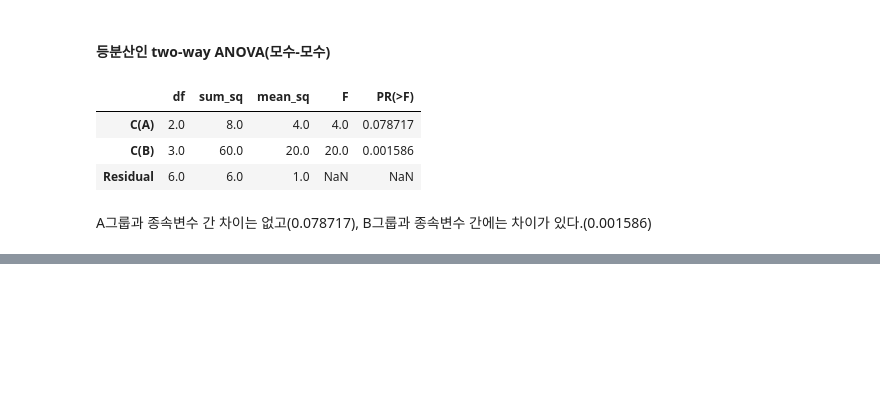
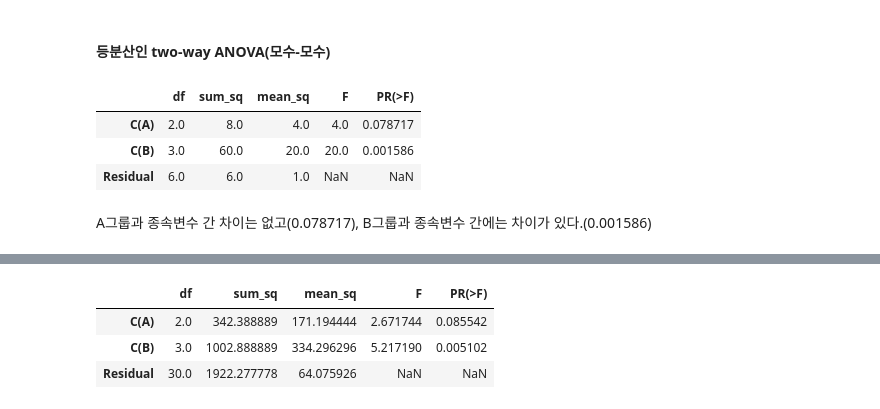
Before and after one commit to qiwerr1004/ADP_go, a Jupyter notebook: final/book/CHAP5.가설검정.ipynb, the cells around one changed output, grey strips where cells are left out. Cells and saved outputs as stored; diff of their text form; code cells hidden in the pictures; blank space fills up the shorter version.

```diff
--- a/final/book/CHAP5.가설검정.ipynb
+++ b/final/book/CHAP5.가설검정.ipynb
@@ -1159,0 +1252,9 @@ A그룹과 종속변수 간 차이는 없고(0.078717), B그룹과 종속변수
+# %%
+model2 = ols("Y~C(A)+C(B)", data=df).fit() #이렇게 하면 상호작용까자 확인 가능
+result3 = anova_lm(model2)
+display(result3)
+# %% [output]
+|  | df | sum_sq | mean_sq | F | PR(>F) |
+| C(A) | 2.0 | 342.388889 | 171.194444 | 2.671744 | 0.085542 |
+| C(B) | 3.0 | 1002.888889 | 334.296296 | 5.217190 | 0.005102 |
+| Residual | 30.0 | 1922.277778 | 64.075926 | NaN | NaN |
```
Also changed, not shown: parts of 35 cells of this notebook.
